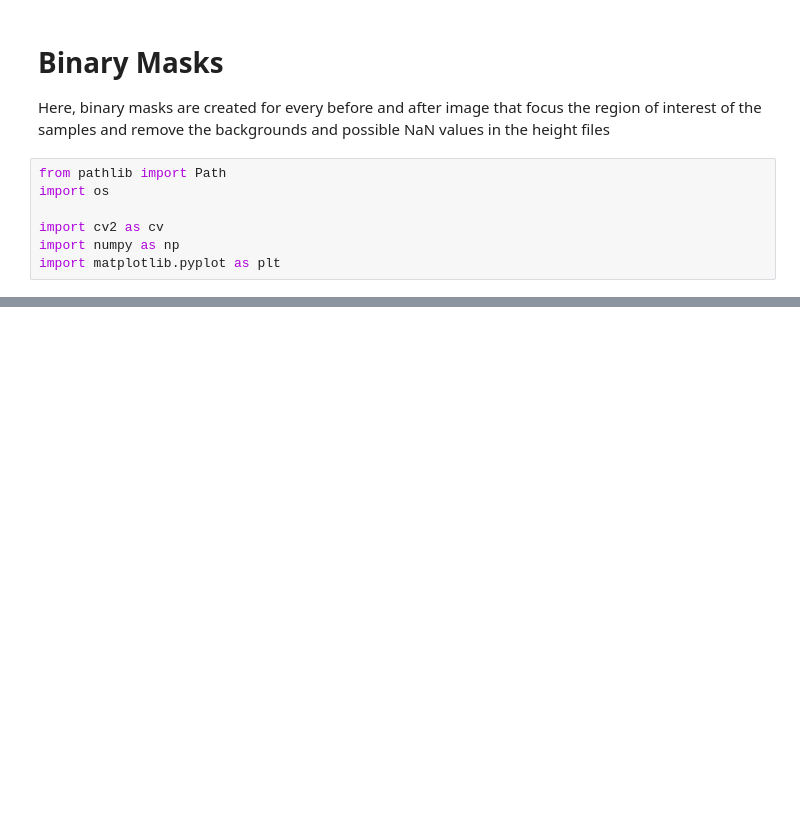
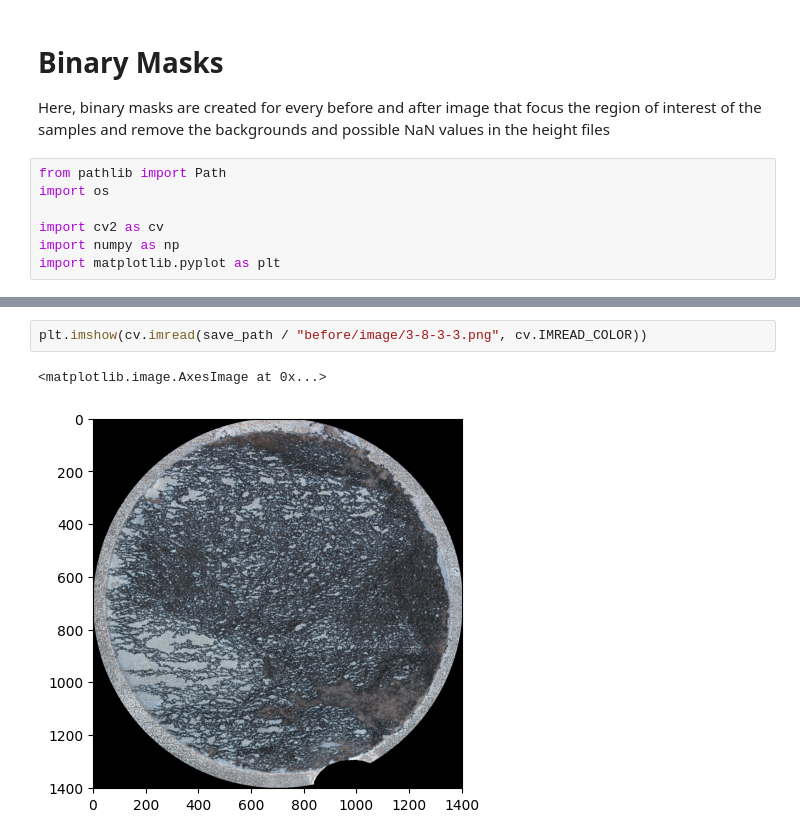
Before and after one commit to lars-dammann/ai2, a Jupyter notebook: preprocess/notebooks/create-mask.ipynb, the cells around one changed output, grey strips where cells are left out. Drawn from its saved outputs; the diff is of its cells as text; blank space fills up the shorter version.

```diff
--- a/preprocess/notebooks/create-mask.ipynb
+++ b/preprocess/notebooks/create-mask.ipynb
@@ -33,0 +68,5 @@ for time in time_list:
+# %%
+plt.imshow(cv.imread(save_path / "before/image/3-8-3-3.png", cv.IMREAD_COLOR))
+# %% [output]
+<matplotlib.image.AxesImage at 0x...>
+[figure, added]
```
Also changed, not shown: parts of 7 cells of this notebook.
